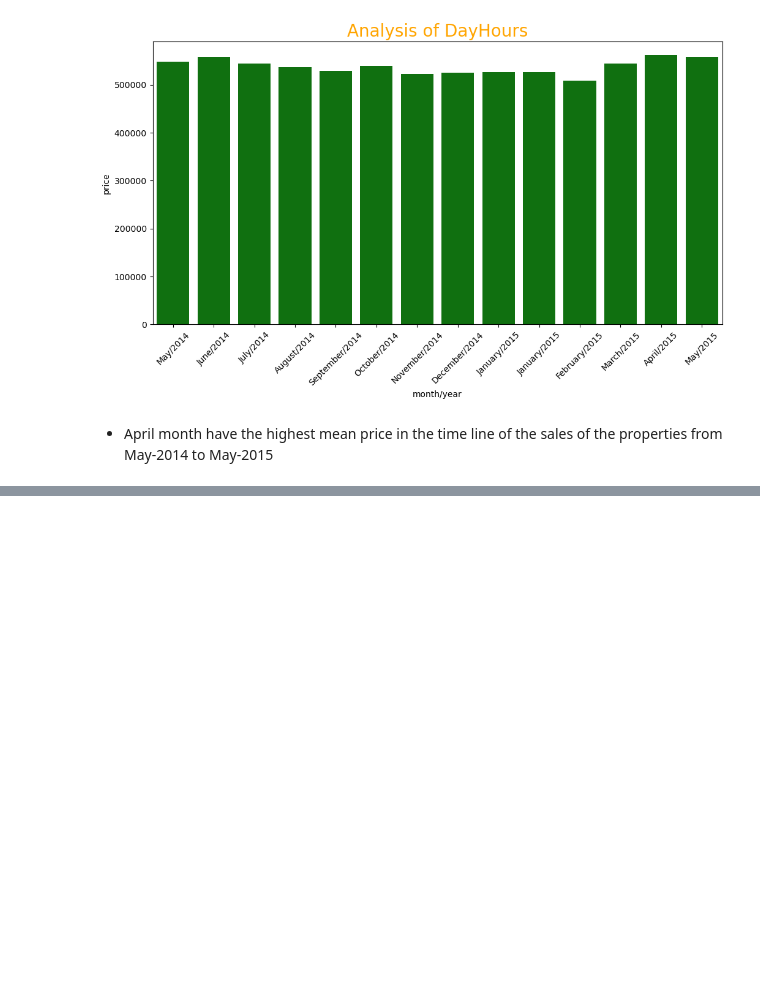
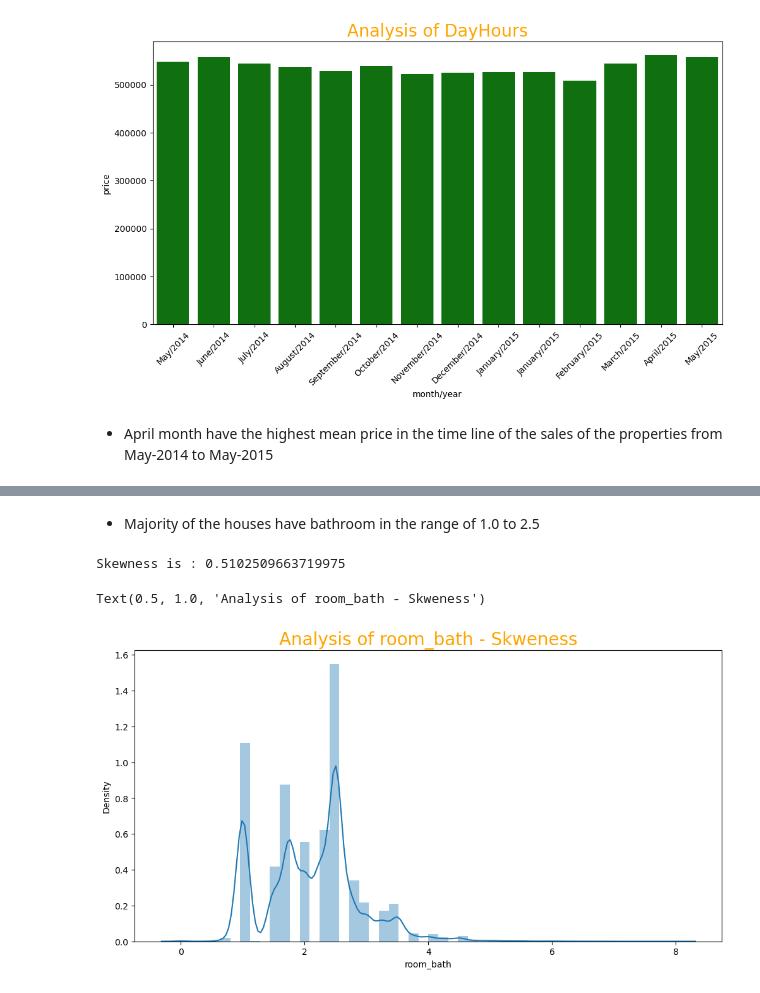
Before and after one commit to rivillasm/ineuron, a Jupyter notebook: Projects/RealEstate.ipynb, the cells around one changed output, grey strips where cells are left out. Cells and saved outputs as stored; diff of their text form; code cells hidden in the pictures; blank space fills up the shorter version.

```diff
--- a/Projects/RealEstate.ipynb
+++ b/Projects/RealEstate.ipynb
@@ -654,0 +674,11 @@ sns.barplot(data=df_group, x='month/year', y='price', order=list_order,color='gr
+# %% [markdown]
+* Majority of the houses have bathroom in the range of 1.0 to 2.5
+# %%
+plt.figure(figsize=(12,6))
+print("Skewness is :",df.room_bath.skew())
+sns.distplot(df.room_bath)
+plt.title(f"Analysis of room_bath - Skweness" , fontsize=20,           color="orange")
+# %% [output]
+Skewness is : 0.5102509663719975
+Text(0.5, 1.0, 'Analysis of room_bath - Skweness')
+[figure, added]
```
Also changed, not shown: parts of 6 cells of this notebook.
